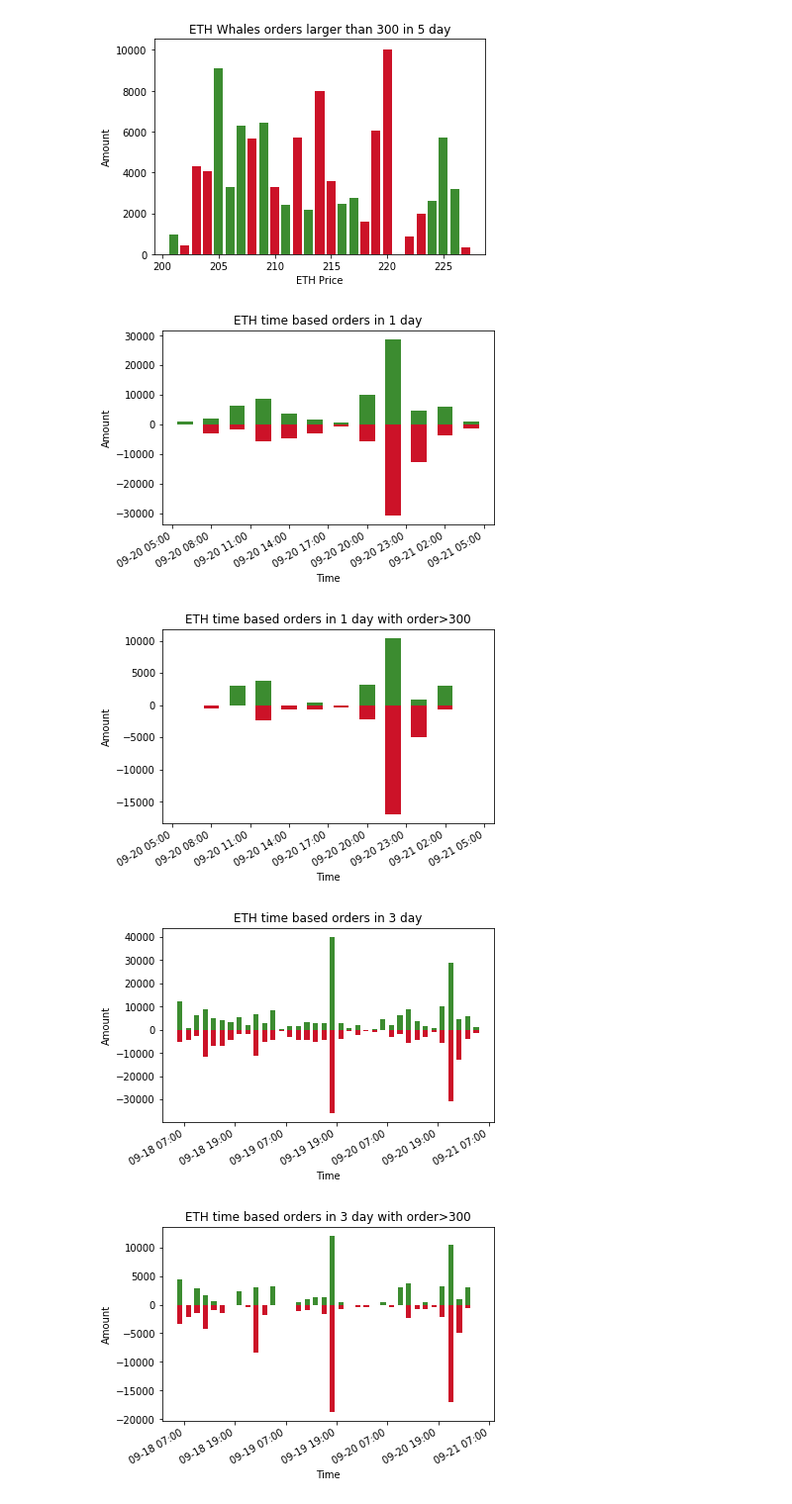
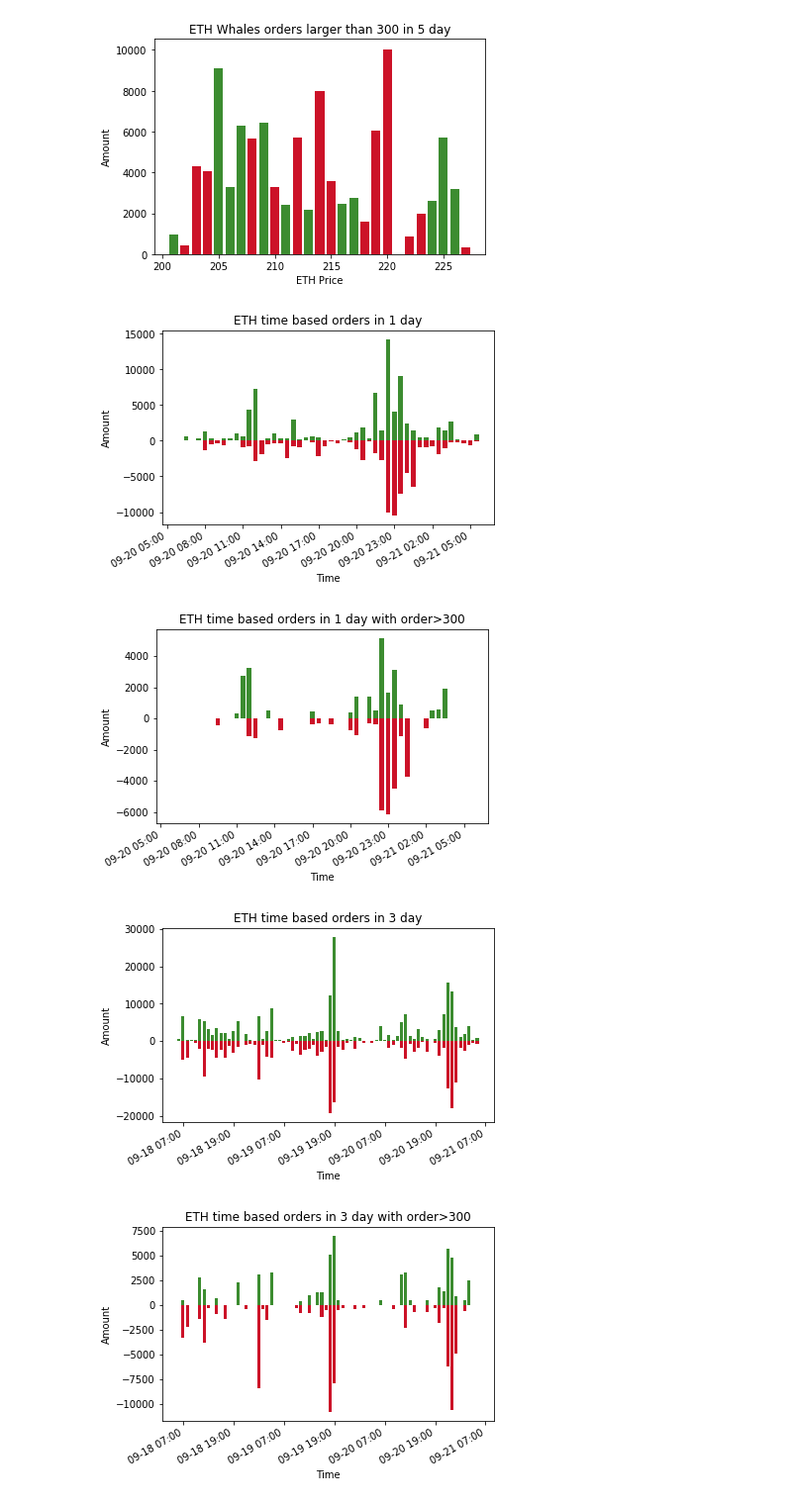
Before and after one commit to ljm625/bitcoin-futures-analysis, a Jupyter notebook: jupyter/EthereumPriceRange.ipynb, the cells around one changed output. Shown: that part at 99% size. Drawn from its saved outputs; the diff is of its cells as text; code cells hidden in the pictures.

Commit message:
Improves chart visuals

```diff
--- a/jupyter/EthereumPriceRange.ipynb
+++ b/jupyter/EthereumPriceRange.ipynb
@@ -223,8 +223,8 @@ def draw_time_series_orders(collection, start_time, end_time,period, filter_func
     plt.xlabel('Time')
     plt.ylabel('Amount')
 
-    plt.bar(x, y, color=green_color_schema,width=0.05)
-    plt.bar(x, y2, color=red_color_schema,width=0.05)
+    plt.bar(x, y, color=green_color_schema,width=period/2000)
+    plt.bar(x, y2, color=red_color_schema,width=period/2000)
 
     plt.gcf().autofmt_xdate()
     myFmt = mdates.DateFormatter('%m-%d %H:%M')
@@ -235,25 +235,25 @@ def draw_time_series_orders(collection, start_time, end_time,period, filter_func
 # %%
 import time
 mongo_uri = config.get("mongo_uri").format(config.get("mongo_username"), config.get("mongo_password"))
 db = MongoClient(mongo_uri,ssl=True,ssl_cert_reqs=ssl.CERT_NONE)
 coll = db.ethereum.orders
 
 draw_time_series_orders(coll, int((time.time()-24*3600)*1000),
-                        int(time.time()*1000),120, title="ETH time based orders in 1 day")
+                        int(time.time()*1000),30, title="ETH time based orders in 1 day")
 draw_time_series_orders(coll, int((time.time()-24*3600)*1000),
-                        int(time.time()*1000),120, lambda x: abs(x["amount"]) > 300, title="ETH time based orders in 1 day with order>300")
+                        int(time.time()*1000),30, lambda x: abs(x["amount"]) > 300, title="ETH time based orders in 1 day with order>300")
 draw_time_series_orders(coll, int((time.time()-72*3600)*1000),
-                        int(time.time()*1000),120, title="ETH time based orders in 3 day")
+                        int(time.time()*1000),60, title="ETH time based orders in 3 day")
 draw_time_series_orders(coll, int((time.time()-72*3600)*1000),
-                        int(time.time()*1000),120, lambda x: abs(x["amount"]) > 300, title="ETH time based orders in 3 day with order>300")
+                        int(time.time()*1000),60, lambda x: abs(x["amount"]) > 300, title="ETH time based orders in 3 day with order>300")
 draw_time_series_orders(coll, int((time.time()-120*3600)*1000),
                         int(time.time()*1000),120, title="ETH time based orders in 5 day")
 draw_time_series_orders(coll, int((time.time()-120*3600)*1000),
                         int(time.time()*1000),120, lambda x: abs(x["amount"]) > 300, title="ETH time based orders in 5 day with order>300")
 # %% [output]
-[figure, old version]
+[figure, new version]
-[figure, old version]
+[figure, new version]
-[figure, old version]
+[figure, new version]
-[figure, old version]
+[figure, new version]
 [figure]
 [figure]
```
